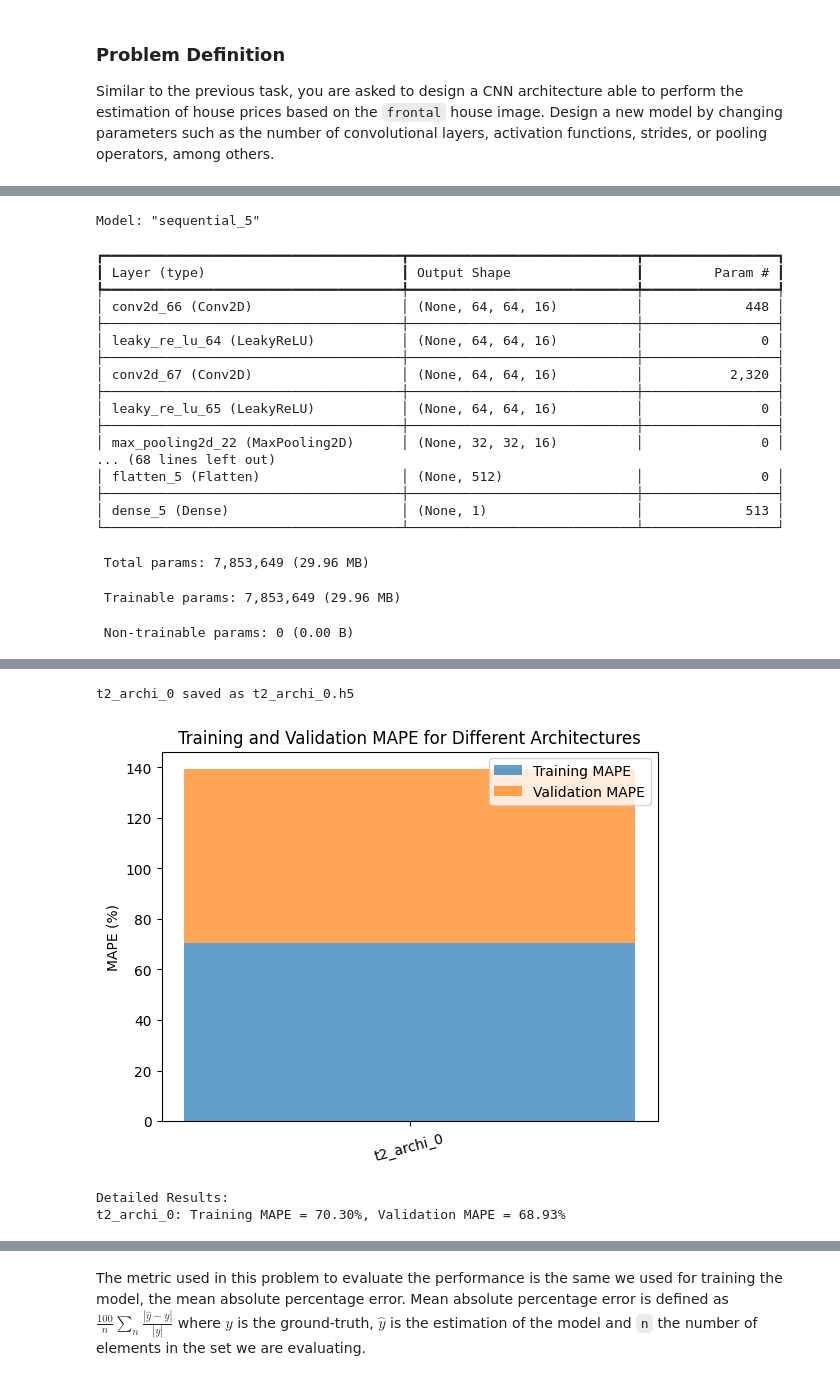
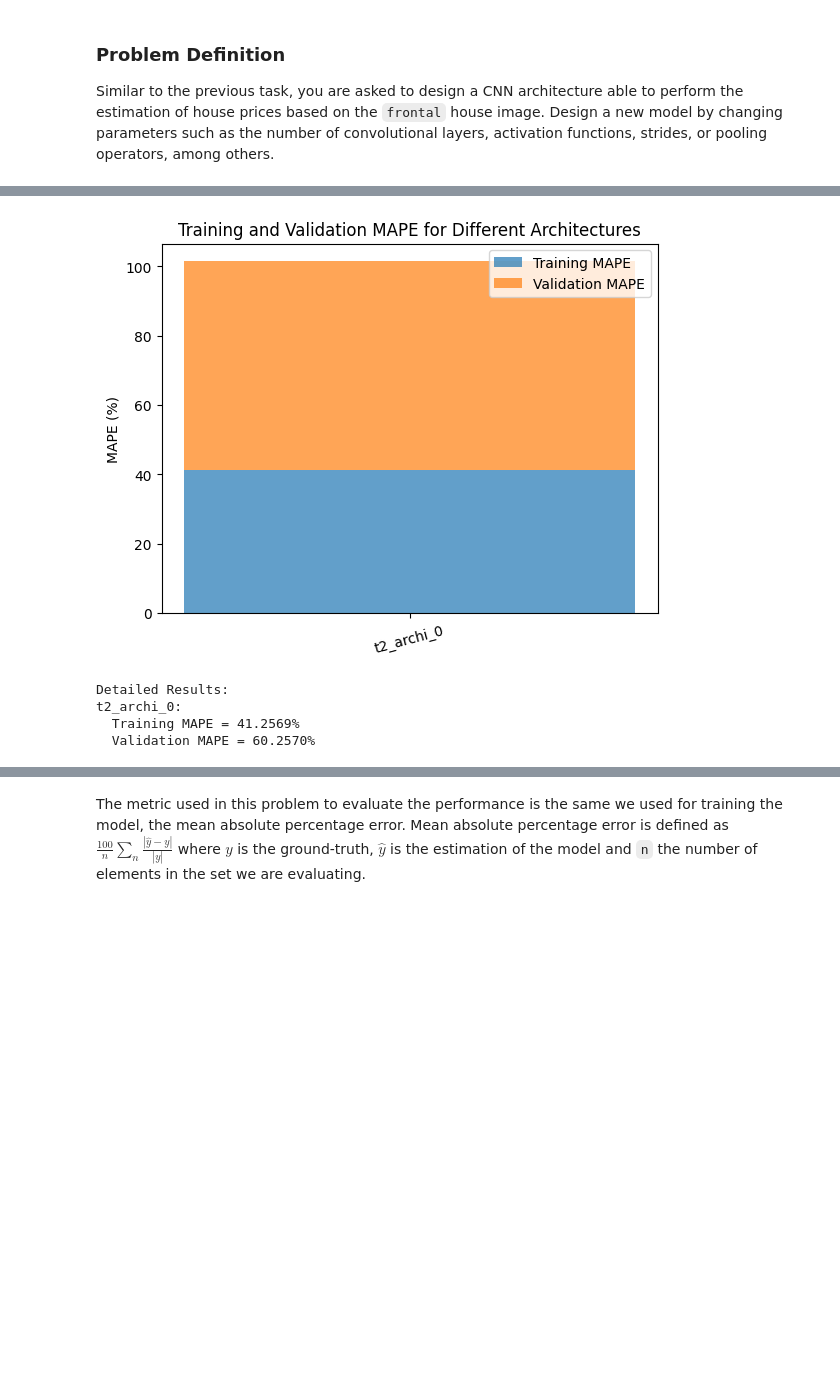
Before and after one commit to cddaaaa1/deep-learning-course, a Jupyter notebook: 02_CNN_Introduction.ipynb, the cells around one changed output, grey strips where cells are left out. Cells and saved outputs as stored; diff of their text form; code cells hidden in the pictures; blank space fills up the shorter version.

Commit message:
task2 update

```diff
--- a/02_CNN_Introduction.ipynb
+++ b/02_CNN_Introduction.ipynb
@@ -2448,18 +2661,39 @@ def t2_archi_0():
 # %%
-# Collect results
+import matplotlib.pyplot as plt
+from keras.models import load_model
+from keras.datasets import cifar10
+from tensorflow.keras.utils import to_categorical
+import glob
+
+# Load CIFAR-10 dataset and preprocess it
+# (x_train, y_train), (x_test, y_test) = cifar10.load_data()
+# x_train = x_train.astype('float32') / 255
+# x_test = x_test.astype('float32') / 255
+# y_train_class = to_categorical(y_train, 10)
+# y_test_class = to_categorical(y_test, 10)
+
+# List of saved model filenames and their corresponding architecture names
+model_filenames = [
+    ("/content/drive/MyDrive/DeepLearning/02/Task2/t2_archi_0.h5", "t2_archi_0"),
+]
+
+# Evaluate each model
 results = {}
-architectures = {
-    "t2_archi_0": t2_archi_0,
-}
+for filename, name in model_filenames:
+    model = load_model(filename)
+    train_score = model.evaluate(X_train, Y_train, verbose=0)
+    val_score = model.evaluate(X_val, Y_val, verbose=0)
+    results[name] = {
+        "train_mape": train_score[1],  # Assuming MAPE is the second metric
+        "val_mape": val_score[1],
+    }
 
-for name, model_fn in architectures.items():
-    train_mape, val_mape = create_and_train_model_t2(name, model_fn, epochs=100)
-    results[name] = {'train_mape': train_mape, 'val_mape': val_mape}
+# Extract metrics for plotting
+names = list(results.keys())
+train_mape = [results[name]["train_mape"] for name in names]
+val_mape = [results[name]["val_mape"] for name in names]
 
-names = list(results.keys())
-train_mape = [results[name]['train_mape'] for name in names]
-val_mape = [results[name]['val_mape'] for name in names]
-
+# Plot the results
 plt.bar(names, train_mape, label='Training MAPE', alpha=0.7)
 plt.bar(names, val_mape, label='Validation MAPE', alpha=0.7, bottom=train_mape)
 plt.ylabel('MAPE (%)')
@@ -2471,5 +2705,7 @@ plt.show()
 # Print detailed results
 print("\nDetailed Results:")
 for name, metrics in results.items():
-    print(f"{name}: Training MAPE = {metrics['train_mape']:.2f}%, Validation MAPE = {metrics['val_mape']:.2f}%")
+    print(f"{name}:")
+    print(f"  Training MAPE = {metrics['train_mape']:.4f}%")
+    print(f"  Validation MAPE = {metrics['val_mape']:.4f}%")
 # %% [output]
@@ -2478,21 +2713,5 @@ Training t2_archi_0...
+[figure, new version]
-Model: "sequential_5"
+Detailed Results:
+t2_archi_0:
+  Training MAPE = 41.2569%
+  Validation MAPE = 60.2570%
-┏━━━━━━━━━━━━━━━━━━━━━━━━━━━━━━━━━━━━━━┳━━━━━━━━━━━━━━━━━━━━━━━━━━━━━┳━━━━━━━━━━━━━━━━━┓
-┃ Layer (type)                         ┃ Output Shape                ┃         Param # ┃
-┡━━━━━━━━━━━━━━━━━━━━━━━━━━━━━━━━━━━━━━╇━━━━━━━━━━━━━━━━━━━━━━━━━━━━━╇━━━━━━━━━━━━━━━━━┩
-│ conv2d_66 (Conv2D)                   │ (None, 64, 64, 16)          │             448 │
-├──────────────────────────────────────┼─────────────────────────────┼─────────────────┤
-│ leaky_re_lu_64 (LeakyReLU)           │ (None, 64, 64, 16)          │               0 │
-├──────────────────────────────────────┼─────────────────────────────┼─────────────────┤
-│ conv2d_67 (Conv2D)                   │ (None, 64, 64, 16)          │           2,320 │
-├──────────────────────────────────────┼─────────────────────────────┼─────────────────┤
-│ leaky_re_lu_65 (LeakyReLU)           │ (None, 64, 64, 16)          │               0 │
-├──────────────────────────────────────┼─────────────────────────────┼─────────────────┤
-│ max_pooling2d_22 (MaxPooling2D)      │ (None, 32, 32, 16)          │               0 │
-... (68 lines left out)
-│ flatten_5 (Flatten)                  │ (None, 512)                 │               0 │
-├──────────────────────────────────────┼─────────────────────────────┼─────────────────┤
-│ dense_5 (Dense)                      │ (None, 1)                   │             513 │
-└──────────────────────────────────────┴─────────────────────────────┴─────────────────┘
- Total params: 7,853,649 (29.96 MB)
- Trainable params: 7,853,649 (29.96 MB)
- Non-trainable params: 0 (0.00 B)
@@ -2516,4 +2717,0 @@ WARNING:absl:You are saving your model as an HDF5 file via `model.save()` or `ke
-t2_archi_0 saved as t2_archi_0.h5
-[figure, old version]
-Detailed Results:
-t2_archi_0: Training MAPE = 70.30%, Validation MAPE = 68.93%
```
Also changed, not shown: parts of 12 cells of this notebook.
